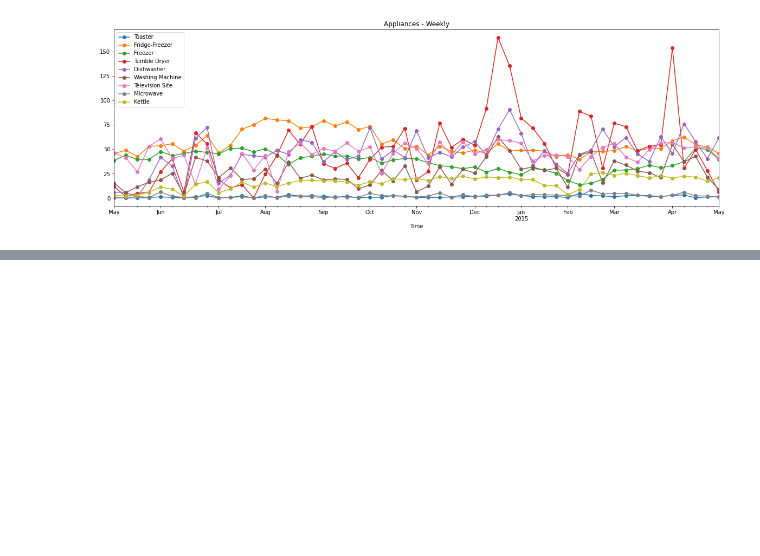
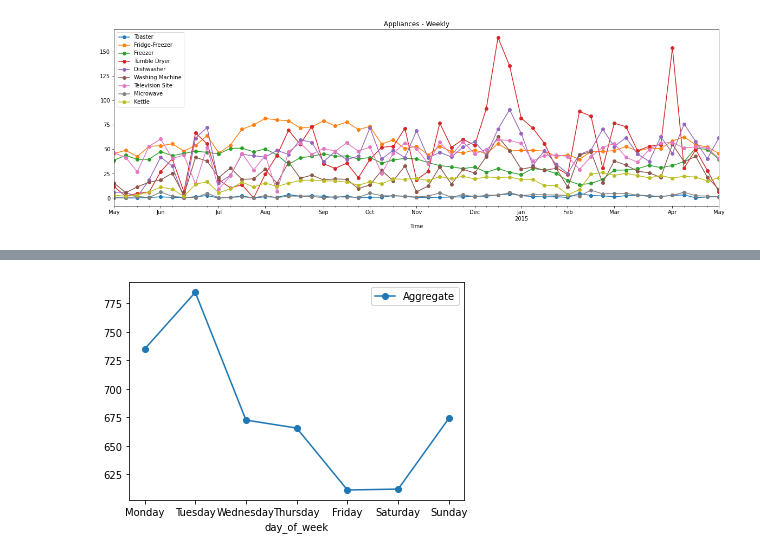
Before and after one commit to JessicaFB/SmartHouse_HackfromHome2021, a Jupyter notebook: SmartHouse_EDA.ipynb, the cells around one changed output, grey strips where cells are left out. Cells and saved outputs as stored; diff of their text form; code cells hidden in the pictures; blank space fills up the shorter version.

```diff
--- a/SmartHouse_EDA.ipynb
+++ b/SmartHouse_EDA.ipynb
@@ -327,0 +349,10 @@ plt.show()
+# %%
+df_dow = pd.DataFrame(data)
+df_dow.Time = pd.to_datetime(df_dow.Time)
+dow = [ 'Monday', 'Tuesday', 'Wednesday', 'Thursday', 'Friday', 'Saturday', 'Sunday']
+df_dow['day_of_week'] = df_dow.Time.dt.day_name()
+df_dow['day_of_week'] = pd.Categorical(df_dow['day_of_week'], categories=dow, ordered=True)
+# %%
+df_dow[['day_of_week', 'Aggregate']].groupby('day_of_week').mean().plot(style="-o");
+# %% [output]
+[figure, added]
```
Also changed, not shown: parts of 14 cells of this notebook.
